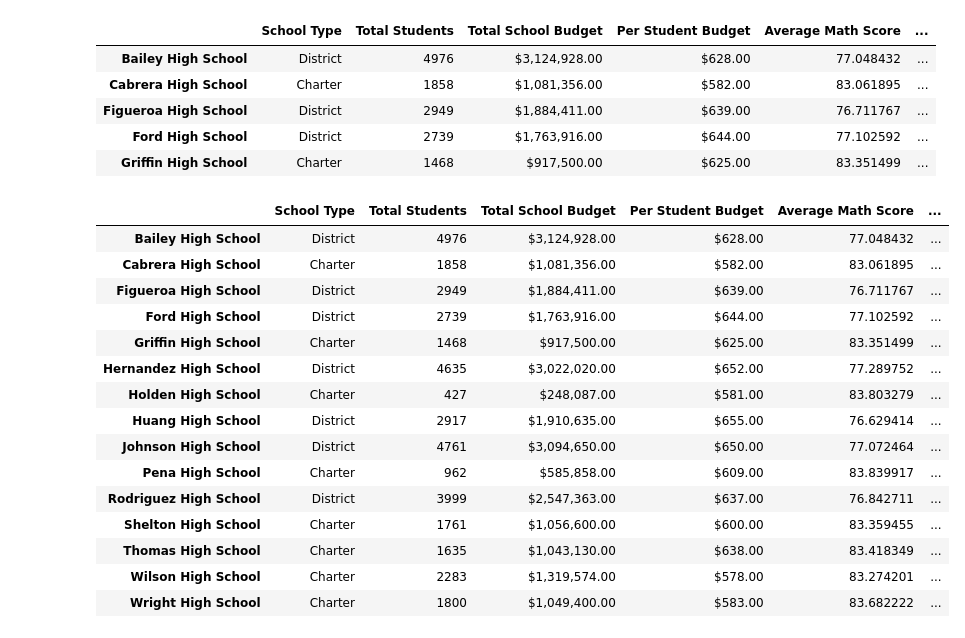
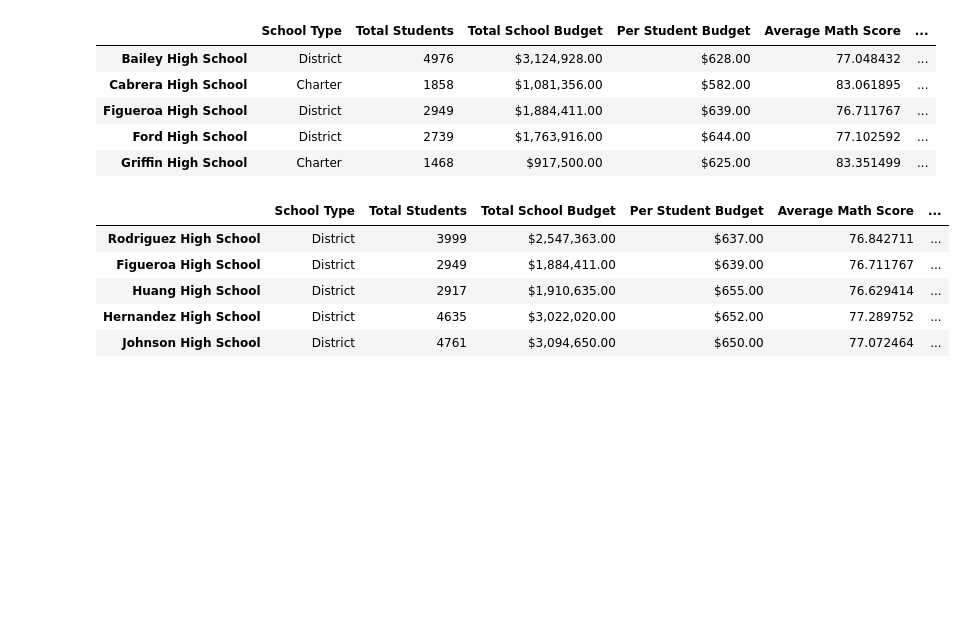
Before and after one commit to shrese/School_District_Analysis, a Jupyter notebook: PyCitySchools.ipynb, the cells around one changed output. Cells and saved outputs as stored; diff of their text form; code cells hidden in the pictures; blank space fills up the shorter version.

```diff
--- a/PyCitySchools.ipynb
+++ b/PyCitySchools.ipynb
@@ -830,28 +830,11 @@ per_school_summary_df.head()
 | Ford High School | District | 2739 | $1,763,916.00 | $644.00 | 77.102592 | ... |
 | Griffin High School | Charter | 1468 | $917,500.00 | $625.00 | 83.351499 | ... |
 # %%
-# Reorder the columns in the order you want them to appear.
+# 4.8.7 Reorder the columns in the order you want them to appear.
 new_column_order = ["School Type", "Total Students", "Total School Budget", "Per Student Budget",
                     "Average Math Score", "Average Reading Score", "% Passing Math", "% Passing Reading",
                     "% Overall Passing"]
 
 # Assign district summary df the new column order.
 per_school_summary_df = per_school_summary_df[new_column_order]
-per_school_summary_df
+#per_school_summary_df
-# %% [output]
-|  | School Type | Total Students | Total School Budget | Per Student Budget | Average Math Score | ... |
-| Bailey High School | District | 4976 | $3,124,928.00 | $628.00 | 77.048432 | ... |
-| Cabrera High School | Charter | 1858 | $1,081,356.00 | $582.00 | 83.061895 | ... |
-| Figueroa High School | District | 2949 | $1,884,411.00 | $639.00 | 76.711767 | ... |
-| Ford High School | District | 2739 | $1,763,916.00 | $644.00 | 77.102592 | ... |
-| Griffin High School | Charter | 1468 | $917,500.00 | $625.00 | 83.351499 | ... |
-| Hernandez High School | District | 4635 | $3,022,020.00 | $652.00 | 77.289752 | ... |
-| Holden High School | Charter | 427 | $248,087.00 | $581.00 | 83.803279 | ... |
-| Huang High School | District | 2917 | $1,910,635.00 | $655.00 | 76.629414 | ... |
-| Johnson High School | District | 4761 | $3,094,650.00 | $650.00 | 77.072464 | ... |
-| Pena High School | Charter | 962 | $585,858.00 | $609.00 | 83.839917 | ... |
-| Rodriguez High School | District | 3999 | $2,547,363.00 | $637.00 | 76.842711 | ... |
-| Shelton High School | Charter | 1761 | $1,056,600.00 | $600.00 | 83.359455 | ... |
-| Thomas High School | Charter | 1635 | $1,043,130.00 | $638.00 | 83.418349 | ... |
-| Wilson High School | Charter | 2283 | $1,319,574.00 | $578.00 | 83.274201 | ... |
-| Wright High School | Charter | 1800 | $1,049,400.00 | $583.00 | 83.682222 | ... |
@@ -857,0 +848,11 @@ per_school_summary_df
+# %%
+#4.9.2 Sort and show the bottom five schools.
+bottom_schools = per_school_summary_df.sort_values(["% Overall Passing"], ascending=True)
+bottom_schools.head()
+# %% [output]
+|  | School Type | Total Students | Total School Budget | Per Student Budget | Average Math Score | ... |
+| Rodriguez High School | District | 3999 | $2,547,363.00 | $637.00 | 76.842711 | ... |
+| Figueroa High School | District | 2949 | $1,884,411.00 | $639.00 | 76.711767 | ... |
+| Huang High School | District | 2917 | $1,910,635.00 | $655.00 | 76.629414 | ... |
+| Hernandez High School | District | 4635 | $3,022,020.00 | $652.00 | 77.289752 | ... |
+| Johnson High School | District | 4761 | $3,094,650.00 | $650.00 | 77.072464 | ... |
```
Also changed, not shown: parts of 2 cells of this notebook, 1 other file.
